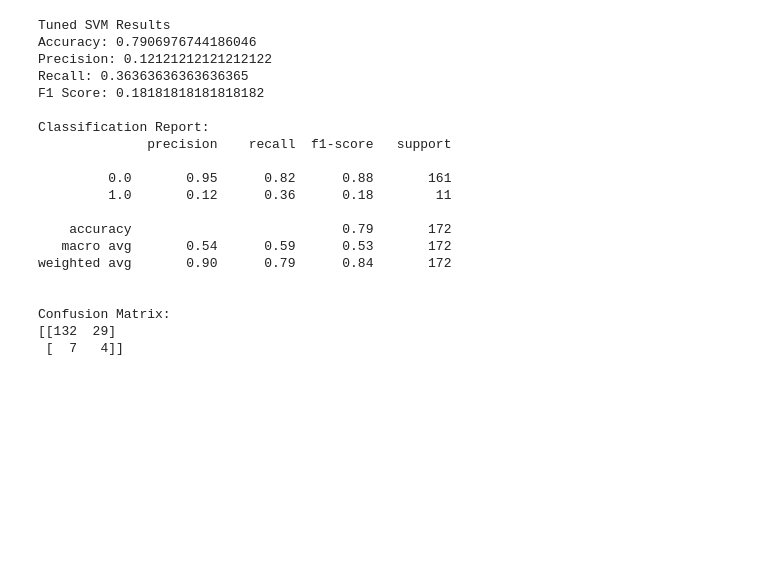
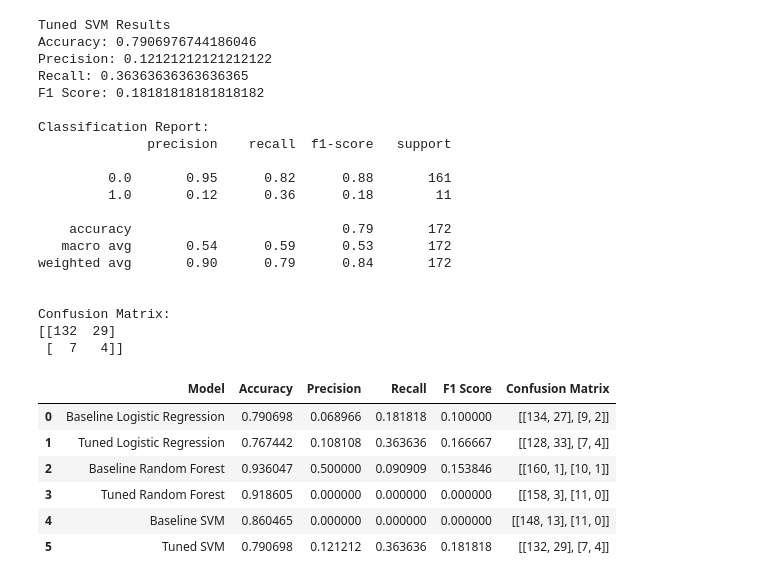
Before and after one commit to kawthar-shameseldeen/Cervical-Cancer, a Jupyter notebook: notebook/cervical_cancer_analysis.ipynb, the cells around one changed output. Cells and saved outputs as stored; diff of their text form; code cells hidden in the pictures; blank space fills up the shorter version.

```diff
--- a/notebook/cervical_cancer_analysis.ipynb
+++ b/notebook/cervical_cancer_analysis.ipynb
@@ -760,0 +767,35 @@ Confusion Matrix:
+# %%
+final_results = []
+
+def evaluate_model(model_name, model, X_test, y_test):
+    y_pred = model.predict(X_test)
+
+    return {
+        "Model": model_name,
+        "Accuracy": accuracy_score(y_test, y_pred),
+        "Precision": precision_score(y_test, y_pred, zero_division=0),
+        "Recall": recall_score(y_test, y_pred, zero_division=0),
+        "F1 Score": f1_score(y_test, y_pred, zero_division=0),
+        "Confusion Matrix": confusion_matrix(y_test, y_pred)
+    }
+
+final_results.append(evaluate_model("Baseline Logistic Regression", models["Logistic Regression"], X_test, y_test))
+final_results.append(evaluate_model("Tuned Logistic Regression", best_log_reg_model, X_test, y_test))
+
+final_results.append(evaluate_model("Baseline Random Forest", models["Random Forest"], X_test, y_test))
+final_results.append(evaluate_model("Tuned Random Forest", best_rf_model, X_test, y_test))
+
+final_results.append(evaluate_model("Baseline SVM", models["SVM"], X_test, y_test))
+final_results.append(evaluate_model("Tuned SVM", best_svm_model, X_test, y_test))
+
+final_results_df = pd.DataFrame(final_results)
+
+final_results_df
+# %% [output]
+|  | Model | Accuracy | Precision | Recall | F1 Score | Confusion Matrix |
+| 0 | Baseline Logistic Regression | 0.790698 | 0.068966 | 0.181818 | 0.100000 | [[134, 27], [9, 2]] |
+| 1 | Tuned Logistic Regression | 0.767442 | 0.108108 | 0.363636 | 0.166667 | [[128, 33], [7, 4]] |
+| 2 | Baseline Random Forest | 0.936047 | 0.500000 | 0.090909 | 0.153846 | [[160, 1], [10, 1]] |
+| 3 | Tuned Random Forest | 0.918605 | 0.000000 | 0.000000 | 0.000000 | [[158, 3], [11, 0]] |
+| 4 | Baseline SVM | 0.860465 | 0.000000 | 0.000000 | 0.000000 | [[148, 13], [11, 0]] |
+| 5 | Tuned SVM | 0.790698 | 0.121212 | 0.363636 | 0.181818 | [[132, 29], [7, 4]] |
```
Also changed, not shown: parts of 7 cells of this notebook.
